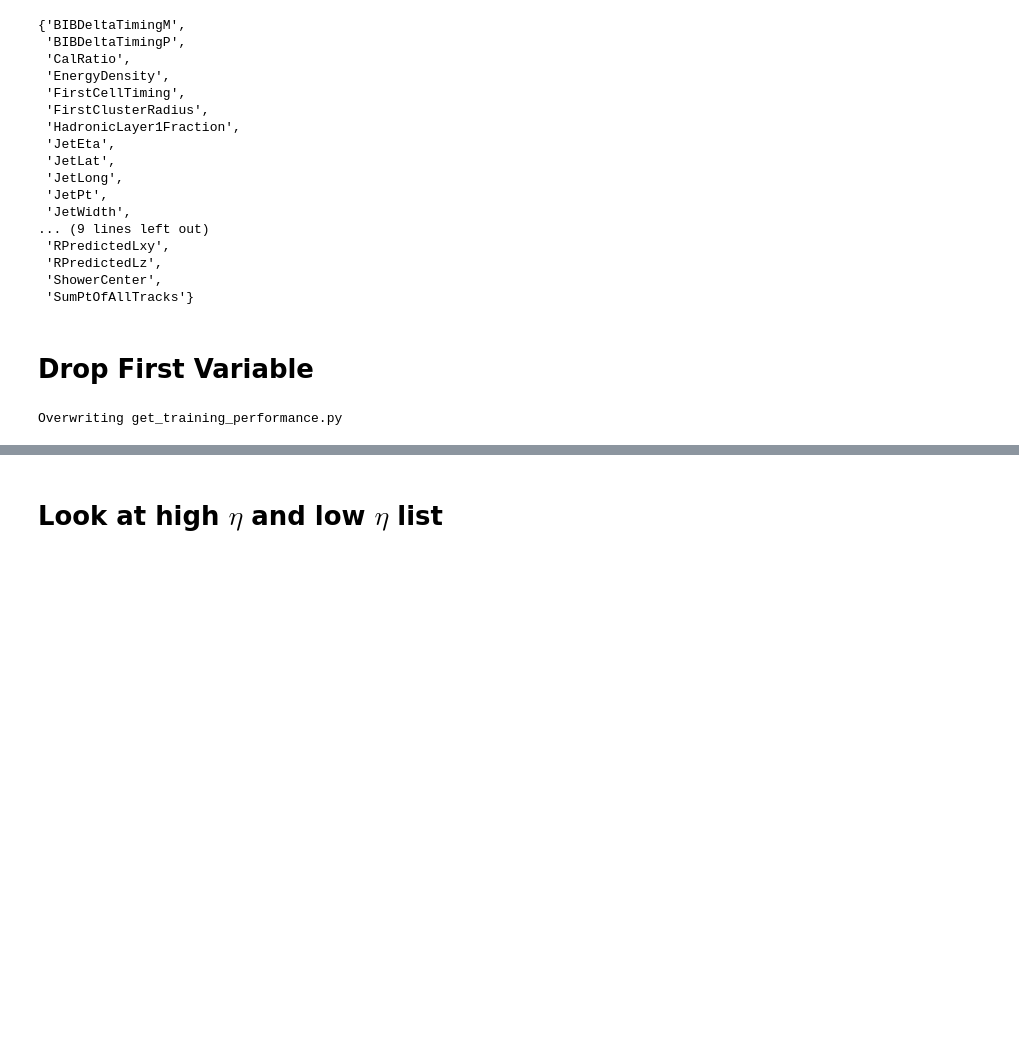
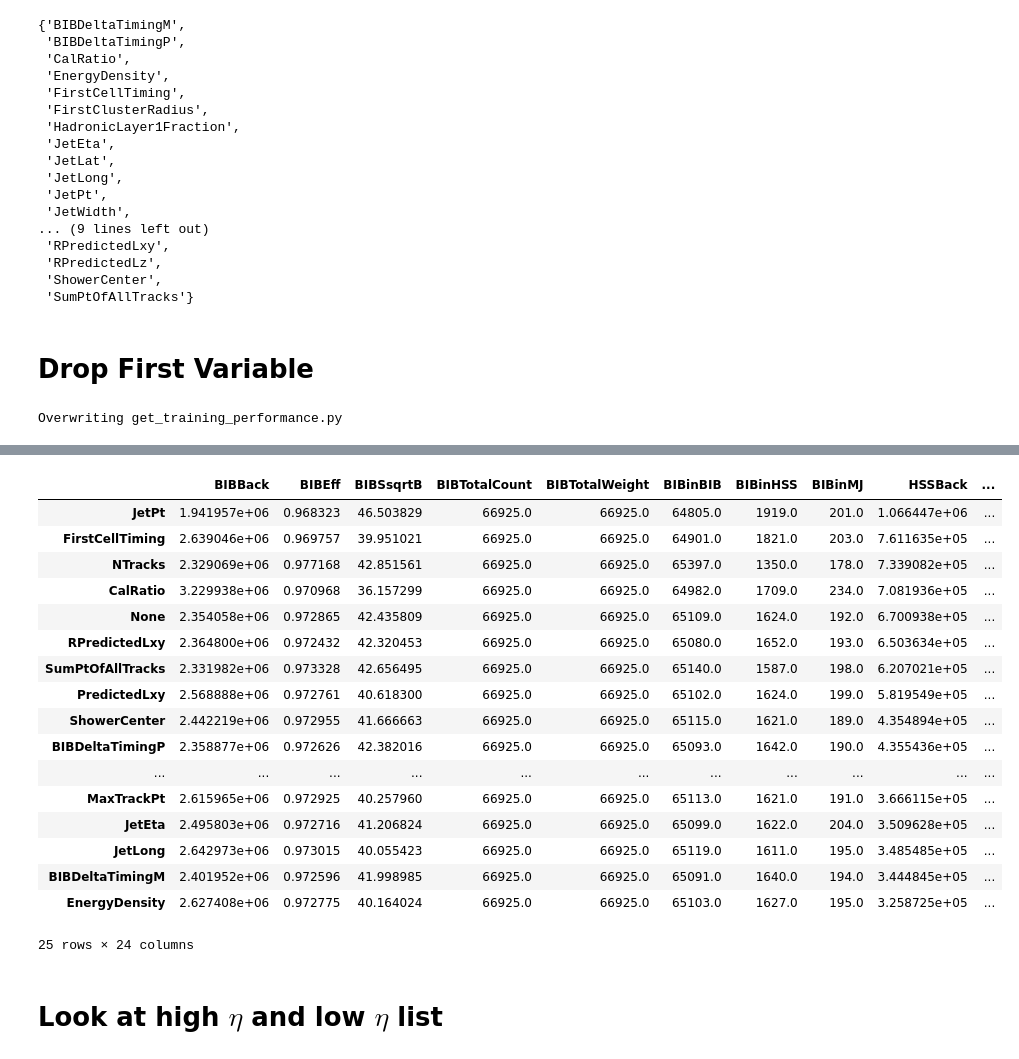
Before and after one commit to gordonwatts/JetCutStudies, a Jupyter notebook: notebooks/Training Variables.ipynb, the cells around one changed output, grey strips where cells are left out. Saved outputs shown, nothing was run; the diff lists cells and outputs as text; code cells hidden in the pictures; blank space fills up the shorter version.

```diff
--- a/notebooks/Training Variables.ipynb
+++ b/notebooks/Training Variables.ipynb
@@ -186,3 +207,24 @@ len(r)
+# %%
+r[-2]
+# %% [output]
+|  | BIBBack | BIBEff | BIBSsqrtB | BIBTotalCount | BIBTotalWeight | BIBinBIB | BIBinHSS | BIBinMJ | HSSBack | ... |
+| JetPt | 1.941957e+06 | 0.968323 | 46.503829 | 66925.0 | 66925.0 | 64805.0 | 1919.0 | 201.0 | 1.066447e+06 | ... |
+| FirstCellTiming | 2.639046e+06 | 0.969757 | 39.951021 | 66925.0 | 66925.0 | 64901.0 | 1821.0 | 203.0 | 7.611635e+05 | ... |
+| NTracks | 2.329069e+06 | 0.977168 | 42.851561 | 66925.0 | 66925.0 | 65397.0 | 1350.0 | 178.0 | 7.339082e+05 | ... |
+| CalRatio | 3.229938e+06 | 0.970968 | 36.157299 | 66925.0 | 66925.0 | 64982.0 | 1709.0 | 234.0 | 7.081936e+05 | ... |
+| None | 2.354058e+06 | 0.972865 | 42.435809 | 66925.0 | 66925.0 | 65109.0 | 1624.0 | 192.0 | 6.700938e+05 | ... |
+| RPredictedLxy | 2.364800e+06 | 0.972432 | 42.320453 | 66925.0 | 66925.0 | 65080.0 | 1652.0 | 193.0 | 6.503634e+05 | ... |
+| SumPtOfAllTracks | 2.331982e+06 | 0.973328 | 42.656495 | 66925.0 | 66925.0 | 65140.0 | 1587.0 | 198.0 | 6.207021e+05 | ... |
+| PredictedLxy | 2.568888e+06 | 0.972761 | 40.618300 | 66925.0 | 66925.0 | 65102.0 | 1624.0 | 199.0 | 5.819549e+05 | ... |
+| ShowerCenter | 2.442219e+06 | 0.972955 | 41.666663 | 66925.0 | 66925.0 | 65115.0 | 1621.0 | 189.0 | 4.354894e+05 | ... |
+| BIBDeltaTimingP | 2.358877e+06 | 0.972626 | 42.382016 | 66925.0 | 66925.0 | 65093.0 | 1642.0 | 190.0 | 4.355436e+05 | ... |
+| ... | ... | ... | ... | ... | ... | ... | ... | ... | ... | ... |
+| MaxTrackPt | 2.615965e+06 | 0.972925 | 40.257960 | 66925.0 | 66925.0 | 65113.0 | 1621.0 | 191.0 | 3.666115e+05 | ... |
+| JetEta | 2.495803e+06 | 0.972716 | 41.206824 | 66925.0 | 66925.0 | 65099.0 | 1622.0 | 204.0 | 3.509628e+05 | ... |
+| JetLong | 2.642973e+06 | 0.973015 | 40.055423 | 66925.0 | 66925.0 | 65119.0 | 1611.0 | 195.0 | 3.485485e+05 | ... |
+| BIBDeltaTimingM | 2.401952e+06 | 0.972596 | 41.998985 | 66925.0 | 66925.0 | 65091.0 | 1640.0 | 194.0 | 3.444845e+05 | ... |
+| EnergyDensity | 2.627408e+06 | 0.972775 | 40.164024 | 66925.0 | 66925.0 | 65103.0 | 1627.0 | 195.0 | 3.258725e+05 | ... |
+25 rows × 24 columns
 # %% [markdown]
 # Look at high $\eta$ and low $\eta$ list
 # %%
```
Also changed, not shown: parts of 14 cells of this notebook.
